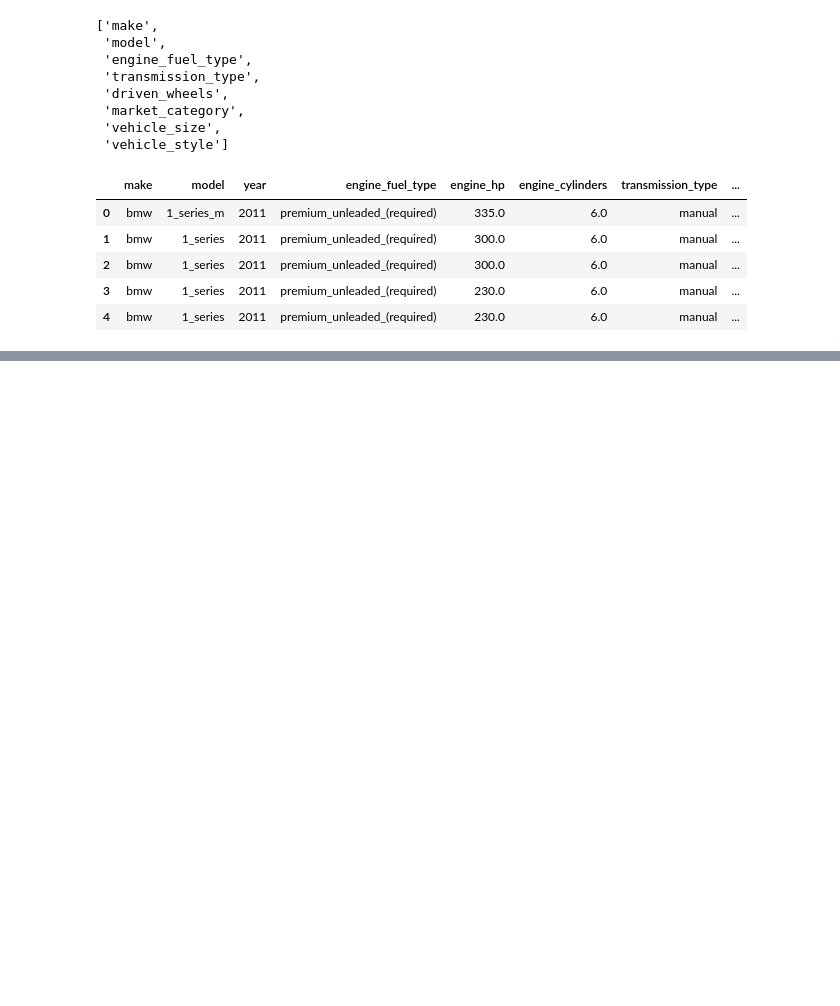
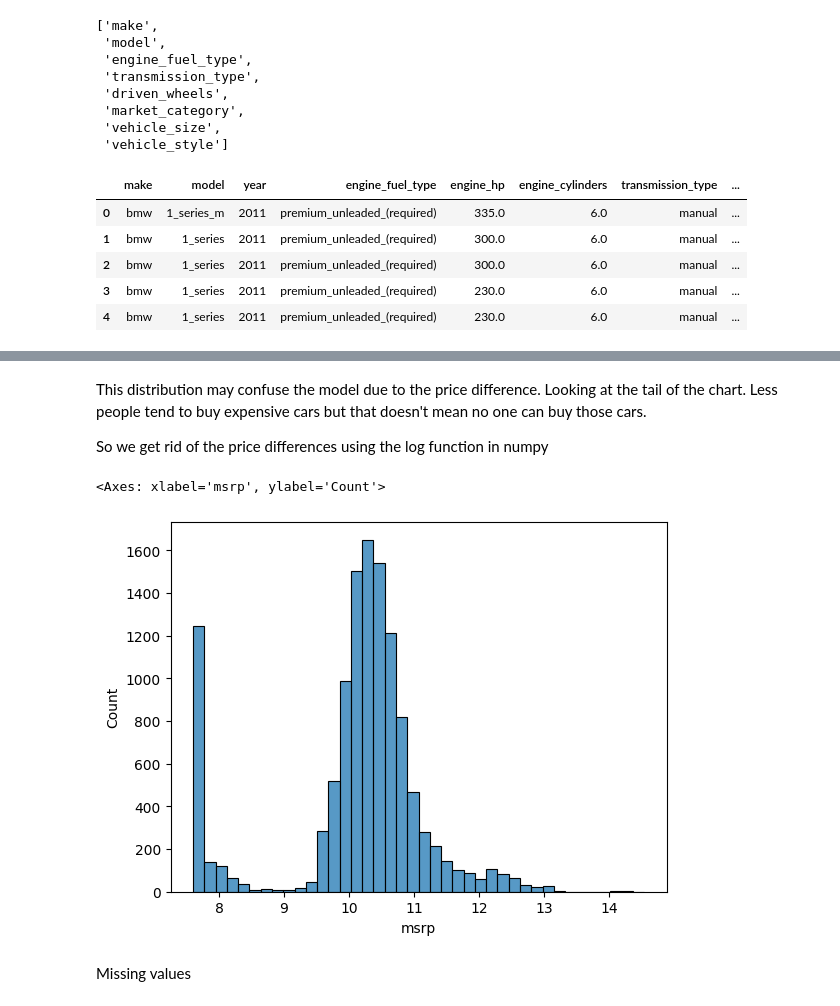
Before and after one commit to ayyesu/car_price-prediction, a Jupyter notebook: car_price-prediction.ipynb, the cells around one changed output, grey strips where cells are left out. Saved outputs shown, nothing was run; the diff lists cells and outputs as text; code cells hidden in the pictures; blank space fills up the shorter version.

```diff
--- a/car_price-prediction.ipynb
+++ b/car_price-prediction.ipynb
@@ -85,0 +129,12 @@ df.head()
+# %% [markdown]
+This distribution may confuse the model due to the price difference. Looking at the tail of the chart. Less people tend to buy expensive cars but that doesn't mean no one can buy those cars.
+
+So we get rid of the price differences using the log function in numpy
+# %%
+price_logs = np.log1p(df.msrp)
+sns.histplot(price_logs, bins=40)
+# %% [output]
+<Axes: xlabel='msrp', ylabel='Count'>
+[figure, added]
+# %% [markdown]
+Missing values
```
Also changed, not shown: parts of 7 cells of this notebook, 1 other file.
